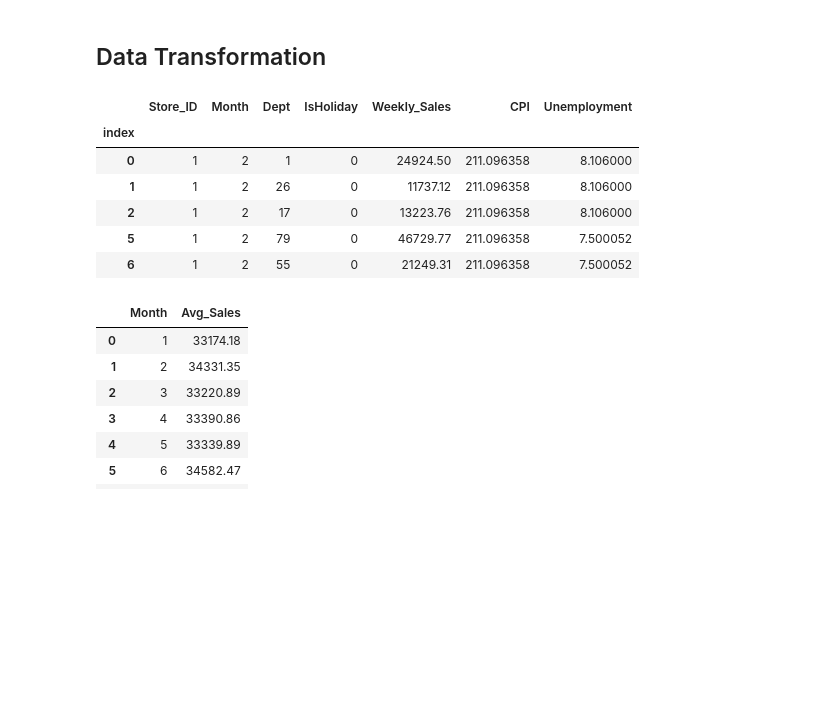
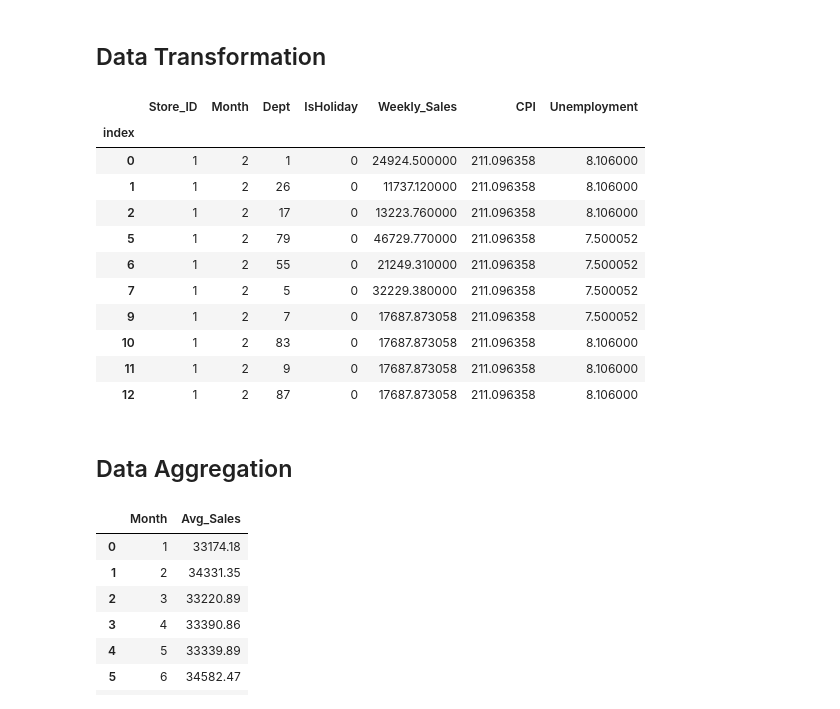
Before and after one commit to yusufkurubacak/Walmart-Retail-Pipeline, a Jupyter notebook: notebook.ipynb, the cells around one changed output. Cells and saved outputs as stored; diff of their text form; code cells hidden in the pictures; blank space fills up the shorter version.

```diff
--- a/notebook.ipynb
+++ b/notebook.ipynb
@@ -80,6 +86,7 @@ dtype: int64
 ## Data Extraction and Integration
 # %%
 def extract(csv_path, par_path):
+    """ Extract data from .csv and .parquet files and merge them on their respective index columns."""
 
     csv_df = pd.read_csv(csv_path)
     par_df = pd.read_parquet(par_path)
@@ -102,7 +116,9 @@ merged_df.head()
 ## Data Transformation
 # %%
 def transform(df):
+    """ Performs several data transformation steps on the input DataFrame."""
 
+    # Fill missing values with columns' mean or mode values
     df.fillna({
         'Weekly_Sales':df['Weekly_Sales'].mean(),
         'CPI':df['CPI'].mean(),
@@ -112,25 +128,38 @@ def transform(df):
         'Type':df['Type'].mode(),
         'Size':df['Size'].mode(),
     }, inplace= True)
-    df.fillna(method = 'ffill', inplace=True)
+    # Fill 'Date' column with forward fill method
+    df['Date'].fillna(method = 'ffill', inplace=True)
 
+    # Convert 'Date' column into datetype, extract the month number and assign it to 'Month' column
     df['Month'] = pd.to_datetime(df['Date'], yearfirst=True).dt.month
 
+    # Filter out rows where 'Weekly_Sales' is less than 10.000$
     df = df[df['Weekly_Sales'] > 10000]
 
+    # Filter out irrelevant columns
     df = df[["Store_ID","Month","Dept","IsHoliday","Weekly_Sales","CPI","Unemployment"]]
 
     return df
 # %%
+# Call the transform() function and assign it to 'clean_data' variable.
 clean_data = transform(merged_df)
-clean_data.head()
+#Print first 10 rows
+clean_data.head(10)
 # %% [output]
 |  | Store_ID | Month | Dept | IsHoliday | Weekly_Sales | CPI | Unemployment |
 | index |  |  |  |  |  |  |  |
-| 0 | 1 | 2 | 1 | 0 | 24924.50 | 211.096358 | 8.106000 |
-| 1 | 1 | 2 | 26 | 0 | 11737.12 | 211.096358 | 8.106000 |
-| 2 | 1 | 2 | 17 | 0 | 13223.76 | 211.096358 | 8.106000 |
-| 5 | 1 | 2 | 79 | 0 | 46729.77 | 211.096358 | 7.500052 |
-| 6 | 1 | 2 | 55 | 0 | 21249.31 | 211.096358 | 7.500052 |
+| 0 | 1 | 2 | 1 | 0 | 24924.500000 | 211.096358 | 8.106000 |
+| 1 | 1 | 2 | 26 | 0 | 11737.120000 | 211.096358 | 8.106000 |
+| 2 | 1 | 2 | 17 | 0 | 13223.760000 | 211.096358 | 8.106000 |
+| 5 | 1 | 2 | 79 | 0 | 46729.770000 | 211.096358 | 7.500052 |
+| 6 | 1 | 2 | 55 | 0 | 21249.310000 | 211.096358 | 7.500052 |
+| 7 | 1 | 2 | 5 | 0 | 32229.380000 | 211.096358 | 7.500052 |
+| 9 | 1 | 2 | 7 | 0 | 17687.873058 | 211.096358 | 7.500052 |
+| 10 | 1 | 2 | 83 | 0 | 17687.873058 | 211.096358 | 8.106000 |
+| 11 | 1 | 2 | 9 | 0 | 17687.873058 | 211.096358 | 8.106000 |
+| 12 | 1 | 2 | 87 | 0 | 17687.873058 | 211.096358 | 8.106000 |
+# %% [markdown]
+## Data Aggregation
 # %%
 def avg_monthly_sales(df):
```
Also changed, not shown: parts of 16 cells of this notebook, 4 other files.
